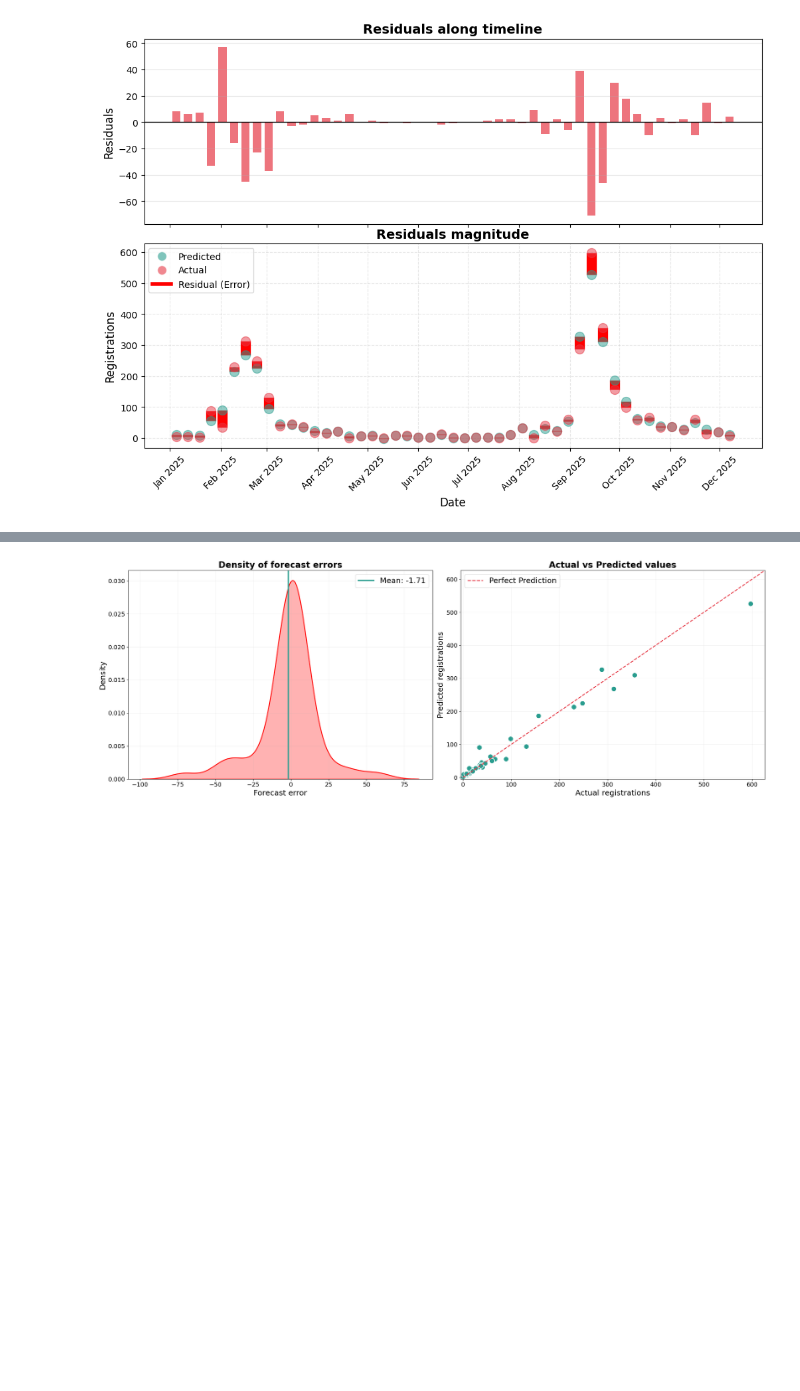
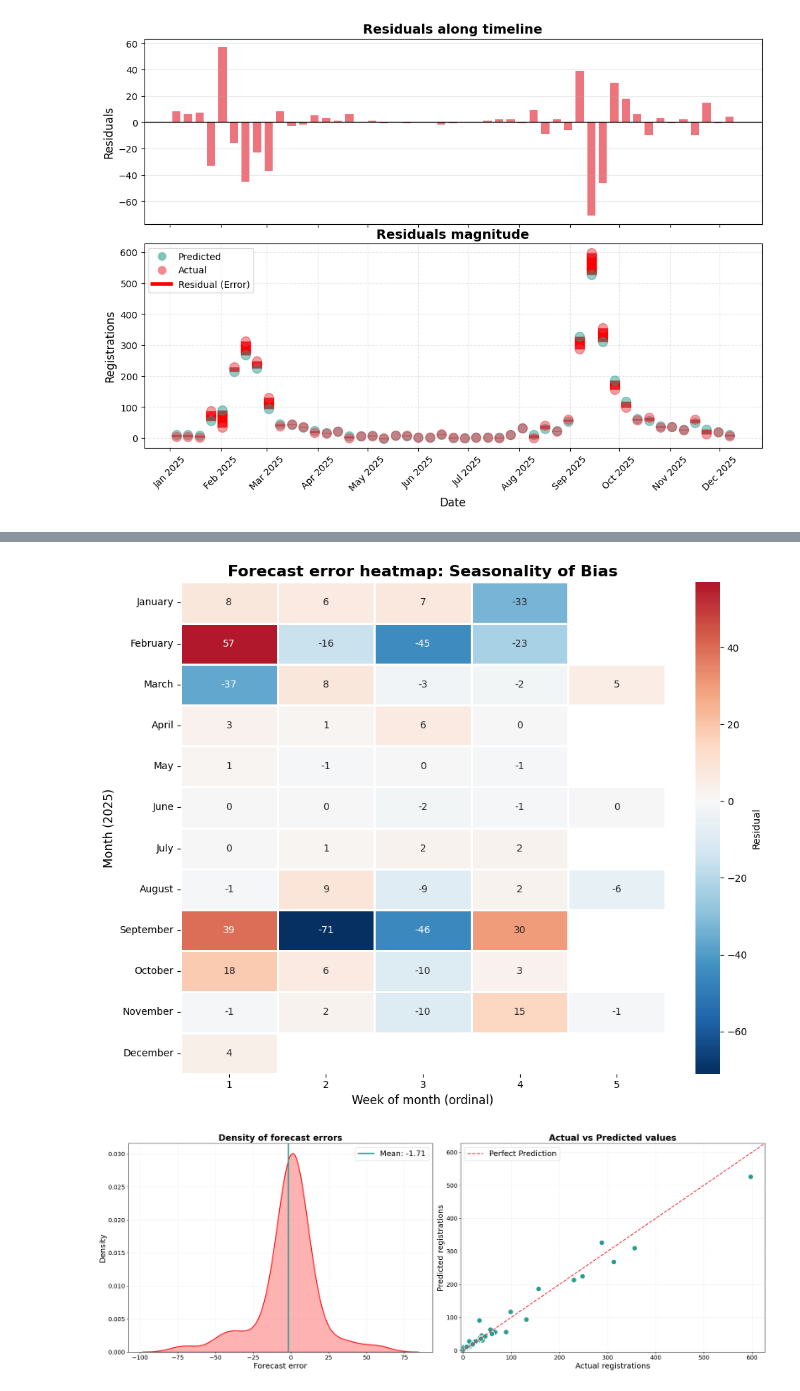
Before and after one commit to franciscopana/M.IA_Time-Series-Forecasting, a Jupyter notebook: result_analysis.ipynb, the cells around one changed output, grey strips where cells are left out. Cells and saved outputs as stored; diff of their text form; code cells hidden in the pictures; blank space fills up the shorter version.

```diff
--- a/result_analysis.ipynb
+++ b/result_analysis.ipynb
@@ -137,3 +195,39 @@ plt.show()
+# %%
+heatmap_df = results_df.copy()
+heatmap_df['month_name'] = heatmap_df['week_ending'].dt.strftime('%B')
+heatmap_df['month_num'] = heatmap_df['week_ending'].dt.month
+heatmap_df['week_of_month'] = heatmap_df['week_ending'].apply(lambda d: (d.day - 1) // 7 + 1)
+
+heatmap_data = heatmap_df.pivot_table(
+    index=['month_num', 'month_name'],
+    columns='week_of_month',
+    values='residual',
+    aggfunc='mean'
+)
+
+heatmap_data.index = heatmap_data.index.get_level_values('month_name')
+
+fig, ax = plt.subplots(figsize=(10, 8))
+
+sns.heatmap(heatmap_data,
+            cmap='RdBu_r',
+            center=0,
+            annot=True,
+            fmt='.0f',
+            linewidths=1,
+            linecolor='white',
+            cbar_kws={'label': 'Residual'},
+            ax=ax)
+
+ax.set_title('Forecast error heatmap: Seasonality of Bias', fontsize=16, fontweight='bold')
+ax.set_ylabel('Month (2025)', fontsize=12)
+ax.set_xlabel('Week of month (ordinal)', fontsize=12)
+
+plt.tight_layout()
+plt.savefig(figures_dir / 'error_heatmap.png', dpi=300, bbox_inches='tight')
+plt.show()
+# %% [output]
+[figure, added]
 # %%
 mean_error = results_df['residual'].mean()
 
```
Also changed, not shown: parts of 3 cells of this notebook, 3 other files.
